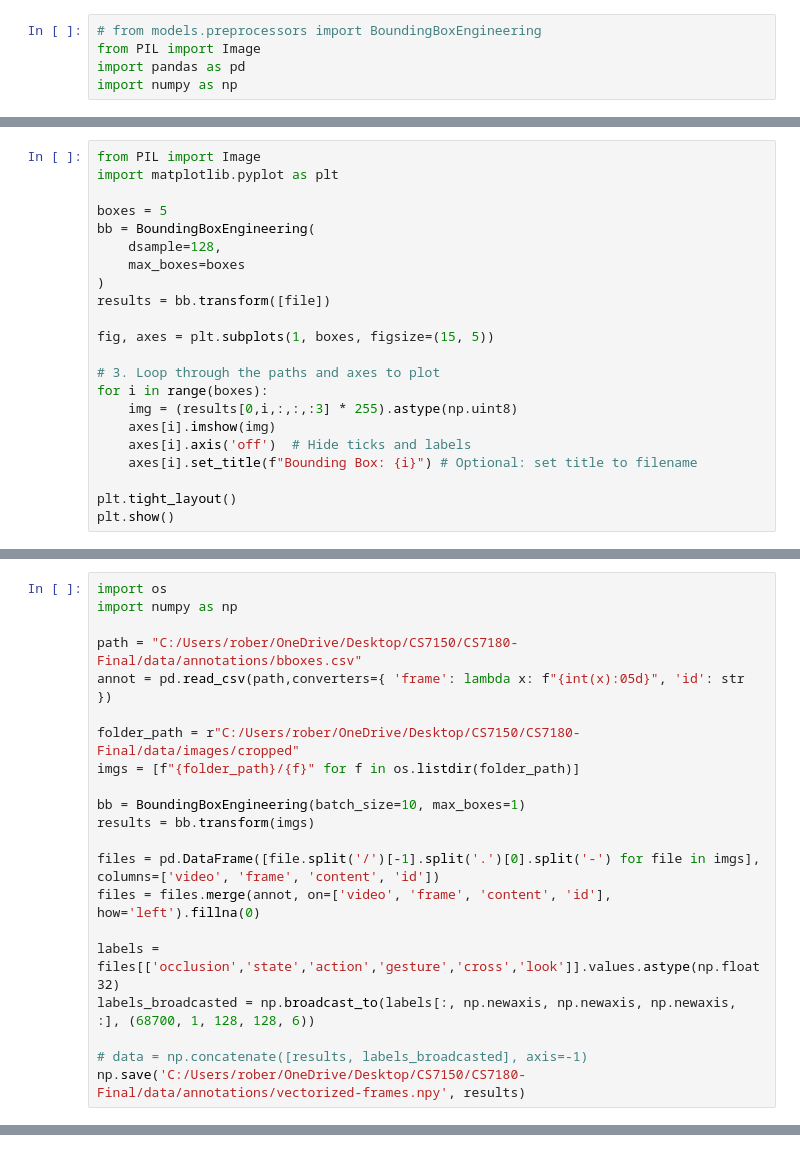
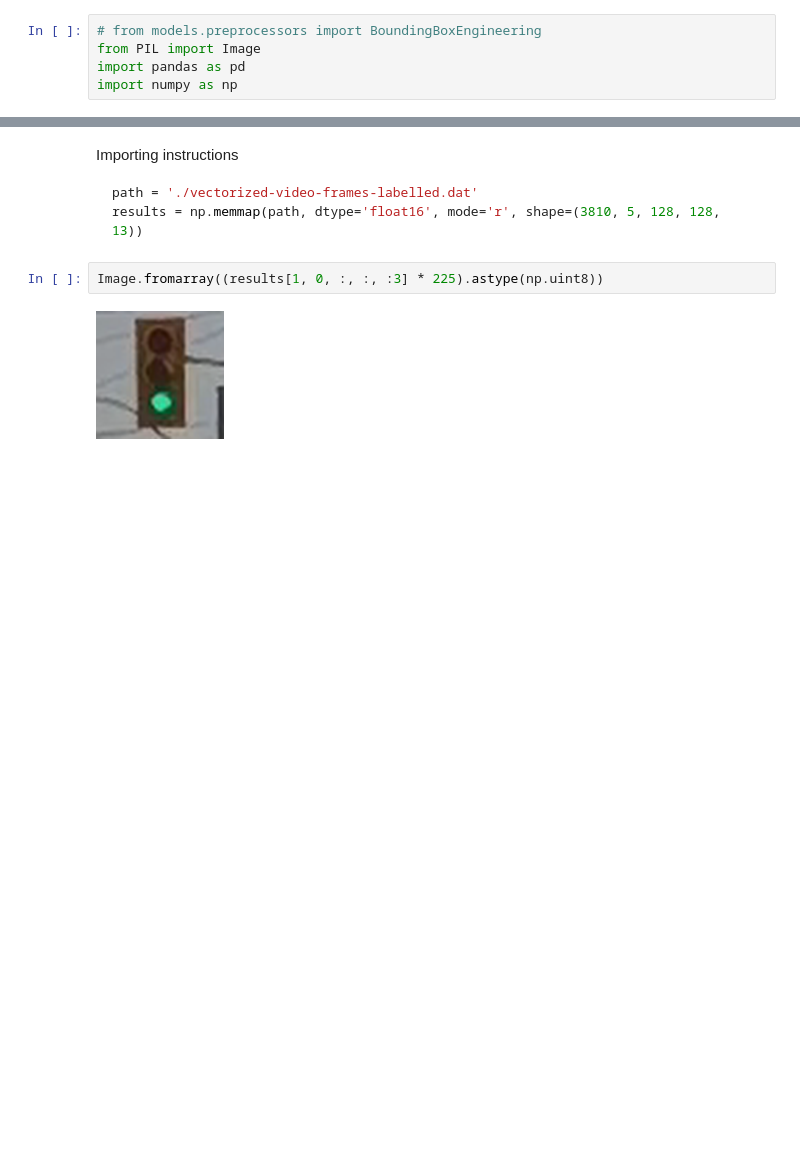
Before and after one commit to RobertDeLaCruzNEU/CS7180-Final, a Jupyter notebook: data/extract-training-data.ipynb, the cells around one changed output, grey strips where cells are left out. Saved outputs shown, nothing was run; the diff lists cells and outputs as text; blank space fills up the shorter version.

Commit message:
finilized training data extraction

````diff
--- a/data/extract-training-data.ipynb
+++ b/data/extract-training-data.ipynb
@@ -197,22 +119,0 @@ array([[[    0.72609,     0.55797],
-# %%
-from PIL import Image
-import matplotlib.pyplot as plt
-
-boxes = 5
-bb = BoundingBoxEngineering(
-    dsample=128,
-    max_boxes=boxes
-)
-results = bb.transform([file])
-
-fig, axes = plt.subplots(1, boxes, figsize=(15, 5))
-
-# 3. Loop through the paths and axes to plot
-for i in range(boxes):
-    img = (results[0,i,:,:,:3] * 255).astype(np.uint8)
-    axes[i].imshow(img)
-    axes[i].axis('off')  # Hide ticks and labels
-    axes[i].set_title(f"Bounding Box: {i}") # Optional: set title to filename
-
-plt.tight_layout()
-plt.show()
@@ -221,21 +119,0 @@ plt.show()
-# %%
-import os
-import numpy as np
-
-path = "C:/Users/rober/OneDrive/Desktop/CS7150/CS7180-Final/data/annotations/bboxes.csv"
-annot = pd.read_csv(path,converters={ 'frame': lambda x: f"{int(x):05d}", 'id': str })
-
-folder_path = r"C:/Users/rober/OneDrive/Desktop/CS7150/CS7180-Final/data/images/cropped"
-imgs = [f"{folder_path}/{f}" for f in os.listdir(folder_path)]
-
-bb = BoundingBoxEngineering(batch_size=10, max_boxes=1)
-results = bb.transform(imgs)
-
-files = pd.DataFrame([file.split('/')[-1].split('.')[0].split('-') for file in imgs], columns=['video', 'frame', 'content', 'id'])
-files = files.merge(annot, on=['video', 'frame', 'content', 'id'], how='left').fillna(0)
-
-labels = files[['occlusion','state','action','gesture','cross','look']].values.astype(np.float32)
-labels_broadcasted = np.broadcast_to(labels[:, np.newaxis, np.newaxis, np.newaxis, :], (68700, 1, 128, 128, 6))
-
-# data = np.concatenate([results, labels_broadcasted], axis=-1)
-np.save('C:/Users/rober/OneDrive/Desktop/CS7150/CS7180-Final/data/annotations/vectorized-frames.npy', results)
@@ -367,0 +191,10 @@ class ConvolutionalNeuralNetwork(nn.Module, BaseEstimator, TransformerMixin):
+# %% [markdown]
+Importing instructions
+```python
+path = './vectorized-video-frames-labelled.dat'
+results = np.memmap(path, dtype='float16', mode='r', shape=(3810, 5, 128, 128, 13))
+```
+# %%
+Image.fromarray((results[1, 0, :, :, :3] * 225).astype(np.uint8))
+# %% [output]
+[figure, added]
````
Also changed, not shown: parts of 13 cells of this notebook, 1 other file.
